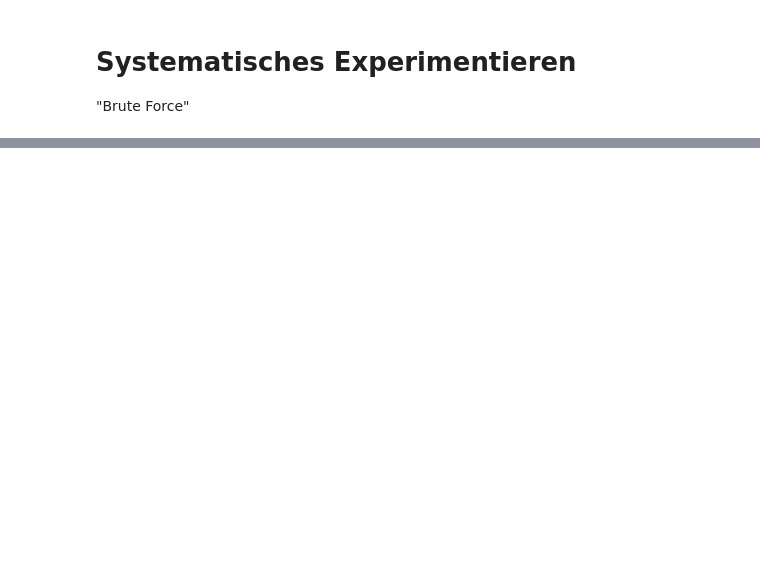
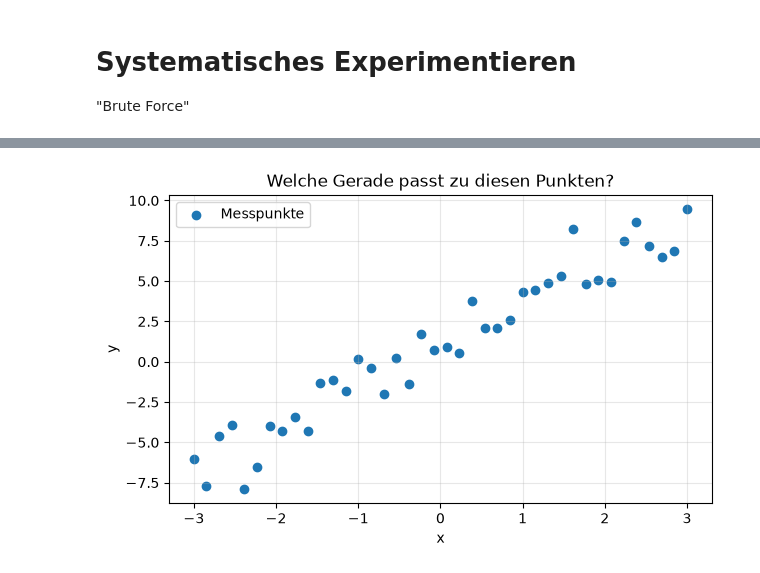
Before and after one commit to juebrauer/examples, a Jupyter notebook: 072_optuna/optuna_test.ipynb, the cells around one changed output, grey strips where cells are left out. Cells and saved outputs as stored; diff of their text form; code cells hidden in the pictures; blank space fills up the shorter version.

Commit message:
Augmented Optuna introduction notebook

```diff
--- a/072_optuna/optuna_test.ipynb
+++ b/072_optuna/optuna_test.ipynb
@@ -289,0 +263,21 @@ Note: you may need to restart the kernel to use updated packages.
+# %%
+import numpy as np
+import matplotlib.pyplot as plt
+import optuna
+
+# Künstliche Messdaten: y = 2.5 * x + 1.0 plus zufälliges Rauschen.
+# Der feste Seed macht die Messdaten reproduzierbar.
+rng_demo = np.random.default_rng(42)
+x_demo = np.linspace(-3, 3, 40)
+y_demo = 2.5 * x_demo + 1.0 + rng_demo.normal(0, 1.5, size=x_demo.size)
+
+plt.figure(figsize=(7, 4))
+plt.scatter(x_demo, y_demo, label="Messpunkte")
+plt.xlabel("x")
+plt.ylabel("y")
+plt.title("Welche Gerade passt zu diesen Punkten?")
+plt.legend()
+plt.grid(alpha=0.3)
+plt.show()
+# %% [output]
+[figure, added]
```
Also changed, not shown: parts of 24 cells of this notebook.
